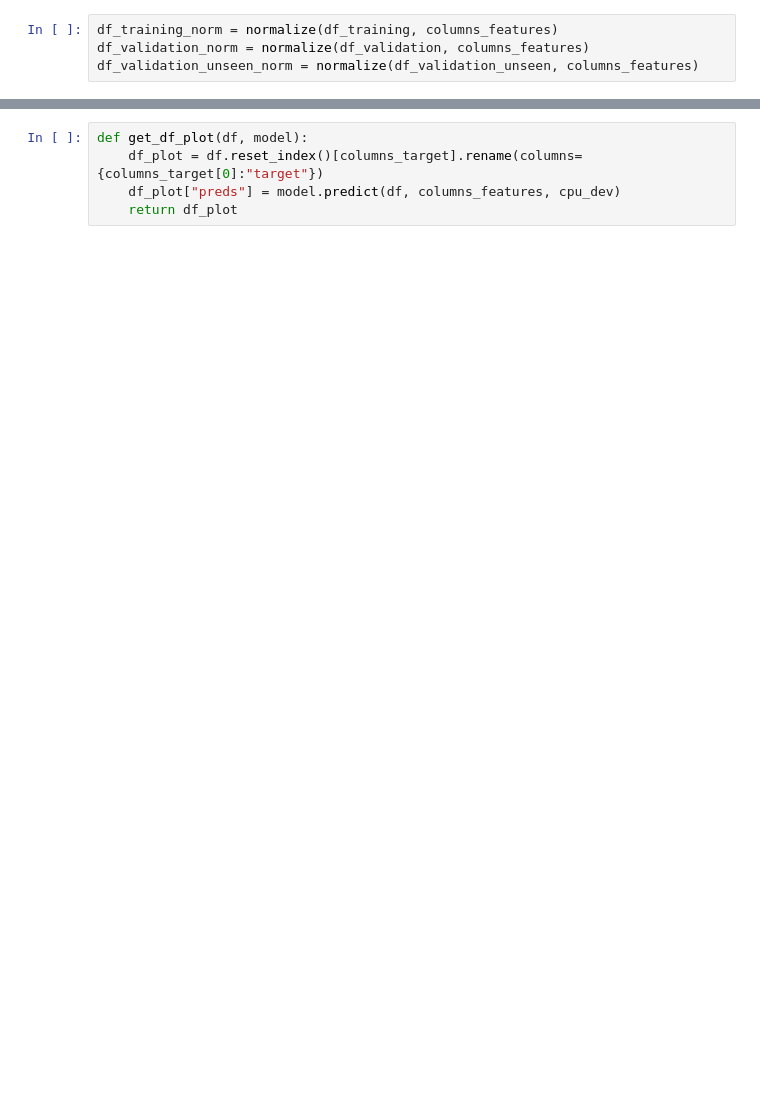
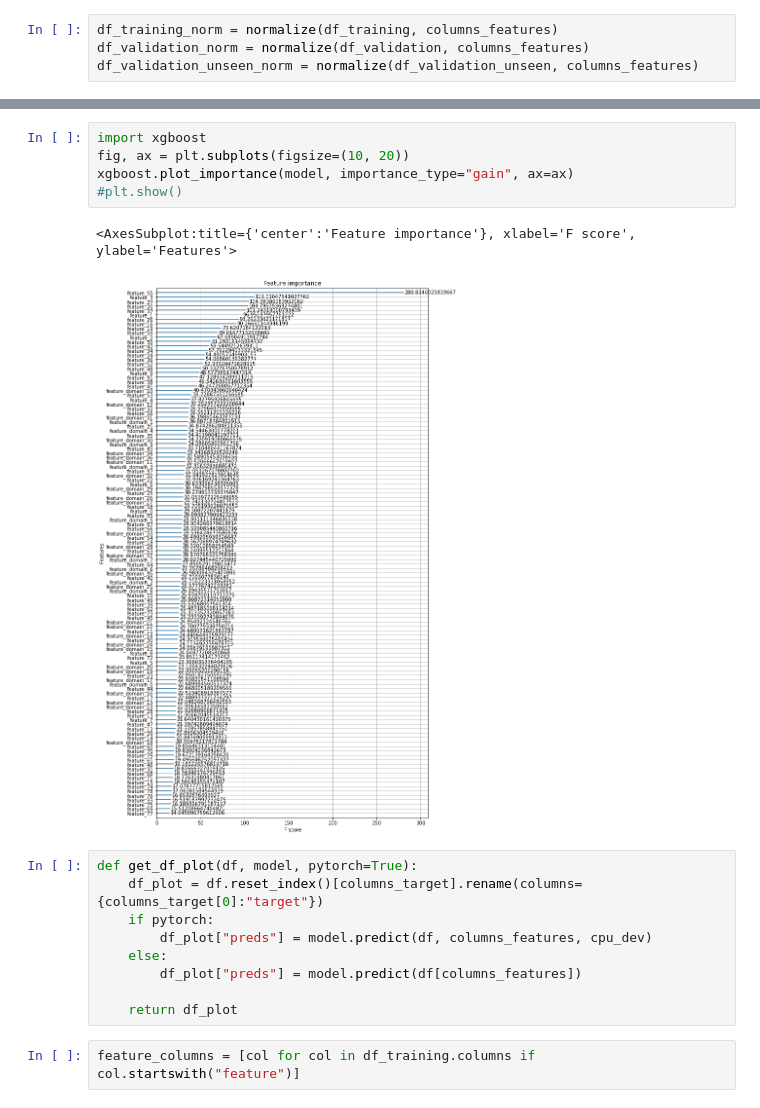
Before and after one commit to pacanada/trading, a Jupyter notebook: notebooks/pytorch.ipynb, the cells around one changed output, grey strips where cells are left out. Drawn from its saved outputs; the diff is of its cells as text; blank space fills up the shorter version.

```diff
--- a/notebooks/pytorch.ipynb
+++ b/notebooks/pytorch.ipynb
@@ -192,5 +236,19 @@ Exception: The wandb backend process has shutdown
+# %%
+import xgboost
+fig, ax = plt.subplots(figsize=(10, 20))
+xgboost.plot_importance(model, importance_type="gain", ax=ax)
+#plt.show()
+# %% [output]
+<AxesSubplot:title={'center':'Feature importance'}, xlabel='F score', ylabel='Features'>
+[figure, added]
 # %%
-def get_df_plot(df, model):
+def get_df_plot(df, model, pytorch=True):
     df_plot = df.reset_index()[columns_target].rename(columns={columns_target[0]:"target"})
-    df_plot["preds"] = model.predict(df, columns_features, cpu_dev)
+    if pytorch:
+        df_plot["preds"] = model.predict(df, columns_features, cpu_dev)
+    else:
+        df_plot["preds"] = model.predict(df[columns_features])
+
     return df_plot
+# %%
+feature_columns = [col for col in df_training.columns if col.startswith("feature")]
```
Also changed, not shown: parts of 32 cells of this notebook, 3 other files.
